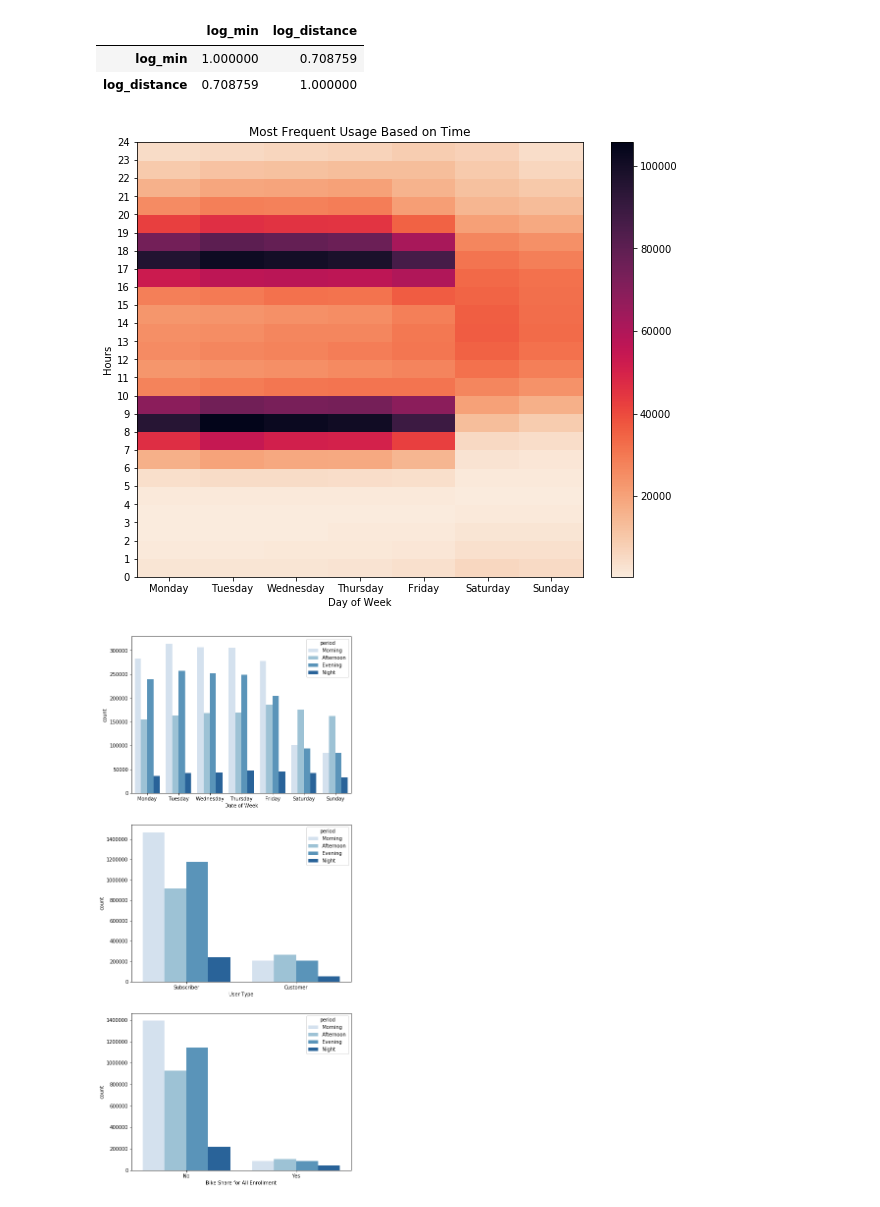
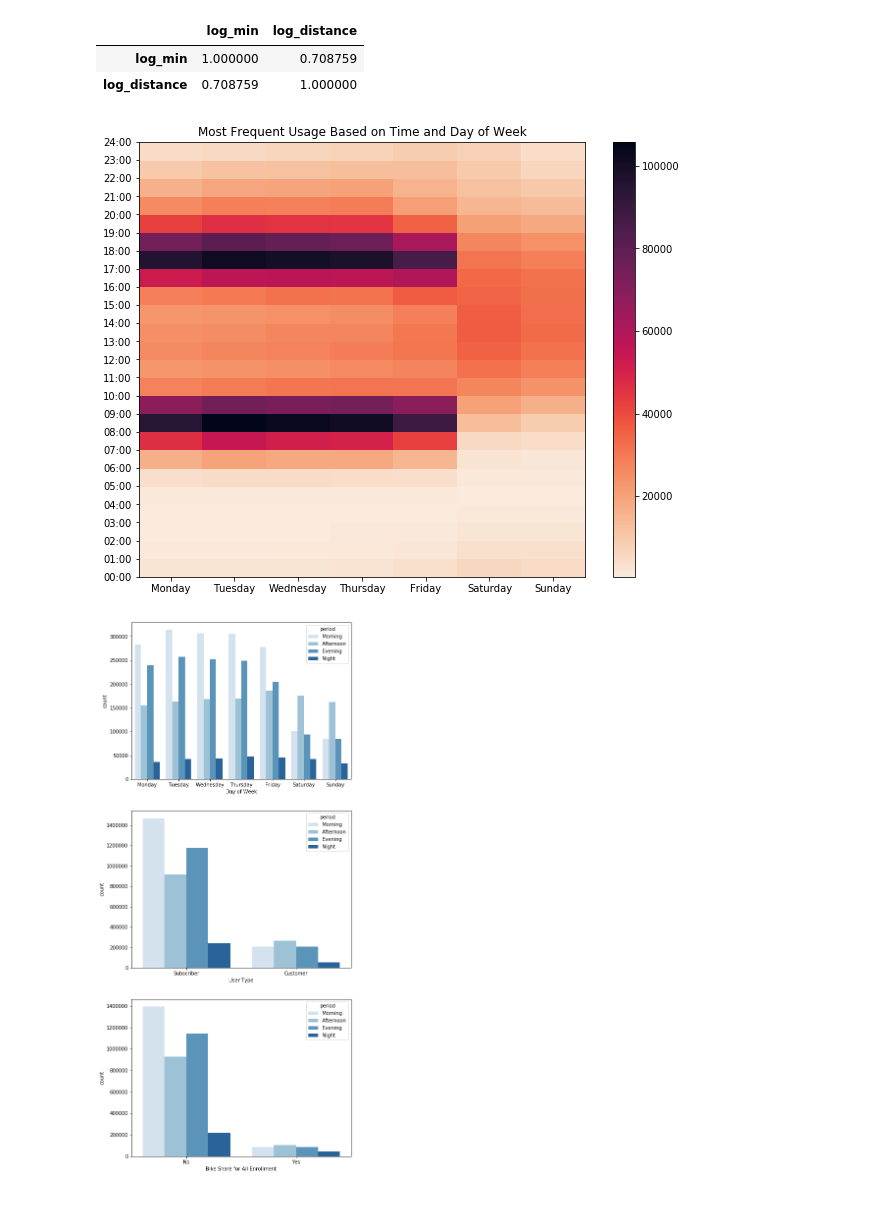
Before and after one commit to sclkan/Lyft-Analysis, a Jupyter notebook: lyft_baywheels_analysis.ipynb, the cells around one changed output. Saved outputs shown, nothing was run; the diff lists cells and outputs as text; code cells hidden in the pictures.

```diff
--- a/lyft_baywheels_analysis.ipynb
+++ b/lyft_baywheels_analysis.ipynb
@@ -42,12 +42,3 @@ for i in range(2017, 2020):
     else:
         for j in range(1,13):
             month_year.append(str(i) + str(j).zfill(2))  #make sure MM is in double digit
-# %%
-#Re-create URL and download link
-for i in month_year:
-    if i < '201905':
-        old_url = 'https://s3.amazonaws.com/baywheels-data/{}-fordgobike-tripdata.csv.zip'.format(i)
-        extract(old_url)
-    else:
-        new_url = 'https://s3.amazonaws.com/baywheels-data/{}-baywheels-tripdata.csv.zip'.format(i)
-        extract(new_url)
@@ -423,21 +422,28 @@ df_samp[['log_min','log_distance']].corr()
 # %%
 df['start_week_num'] = df.start_time.dt.dayofweek
 
 plt.figure(figsize=[10,8])
+
+bins_x= np.arange(0,8,1) #X bins
+bins_y = np.arange(0,25,1) #Y bins
+
 x_pos = np.arange(0.5, 7.5, 1) #Position of x labels
-x_label = ['Monday', 'Tuesday', 'Wednesday', 'Thursday', 'Friday', 'Saturday', 'Sunday'] #Define x labels
+x_label = ['Monday', 'Tuesday', 'Wednesday', 'Thursday', 'Friday', 'Saturday', 'Sunday'] #Create x labels
 
-bins_x= np.arange(0,8,1)
-bins_y = np.arange(0,25,1)
+#Create y labels
+y_label=[]
+for i in bins_y:
+    time = str(i).zfill(2) + str(':00')
+    y_label.append(time)
+
+#Main heatmap code
 plt.hist2d(data=df, x='start_week_num', y='start_hour', cmap='rocket_r', cmin=0.1, bins=[bins_x,bins_y])
 plt.xticks(x_pos,x_label)
-plt.yticks(bins_y)
-plt.xlabel('Day of Week')
-plt.ylabel('Hours')
+plt.yticks(bins_y, y_label)
 plt.colorbar()
-plt.title('Most Frequent Usage Based on Time');
+plt.title('Most Frequent Usage Based on Time and Day of Week');
 # %% [output]
-[figure, old version]
+[figure, new version]
 # %%
 fig, ax = plt.subplots(3,1, figsize=[8,20])
 sb.countplot(data=df, x='start_week', hue='period', palette='Blues', ax=ax[0])
```
Also changed, not shown: parts of 8 cells of this notebook.
